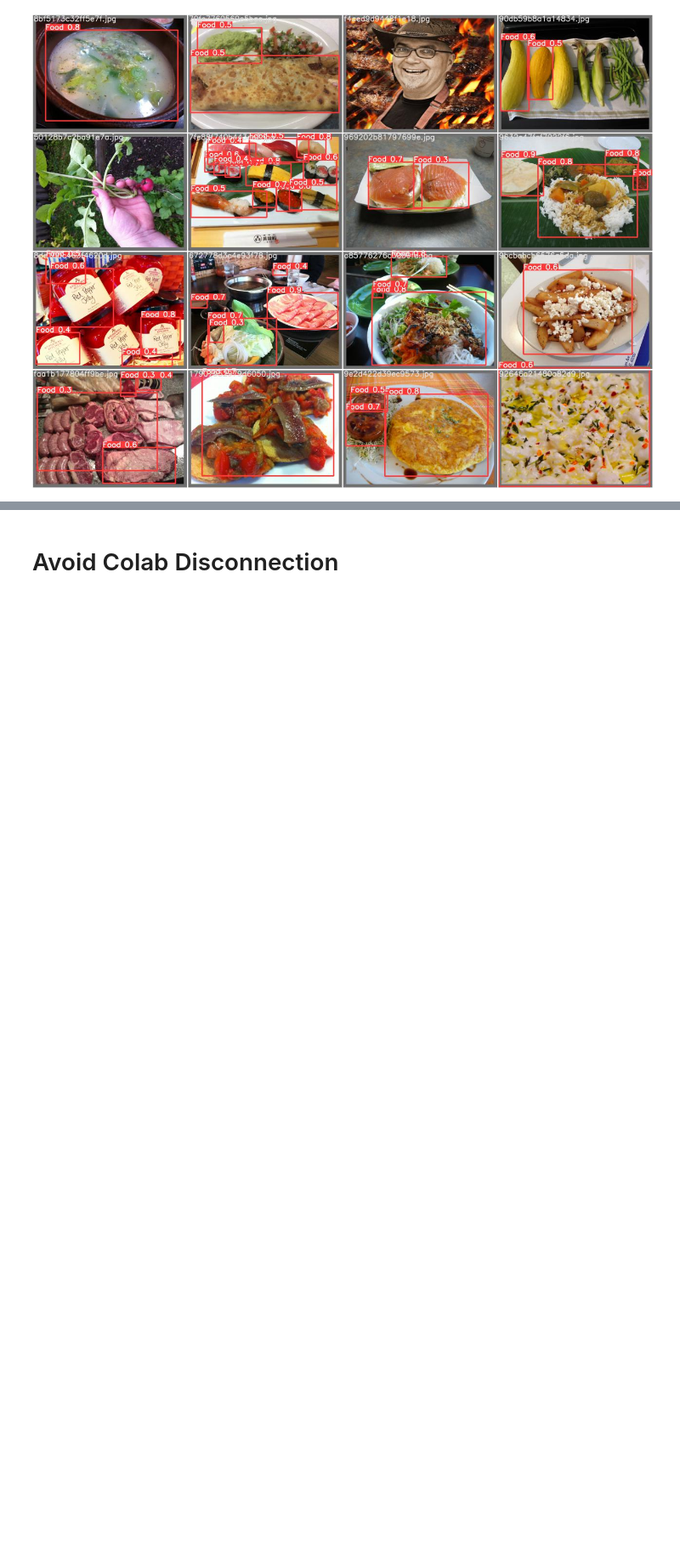
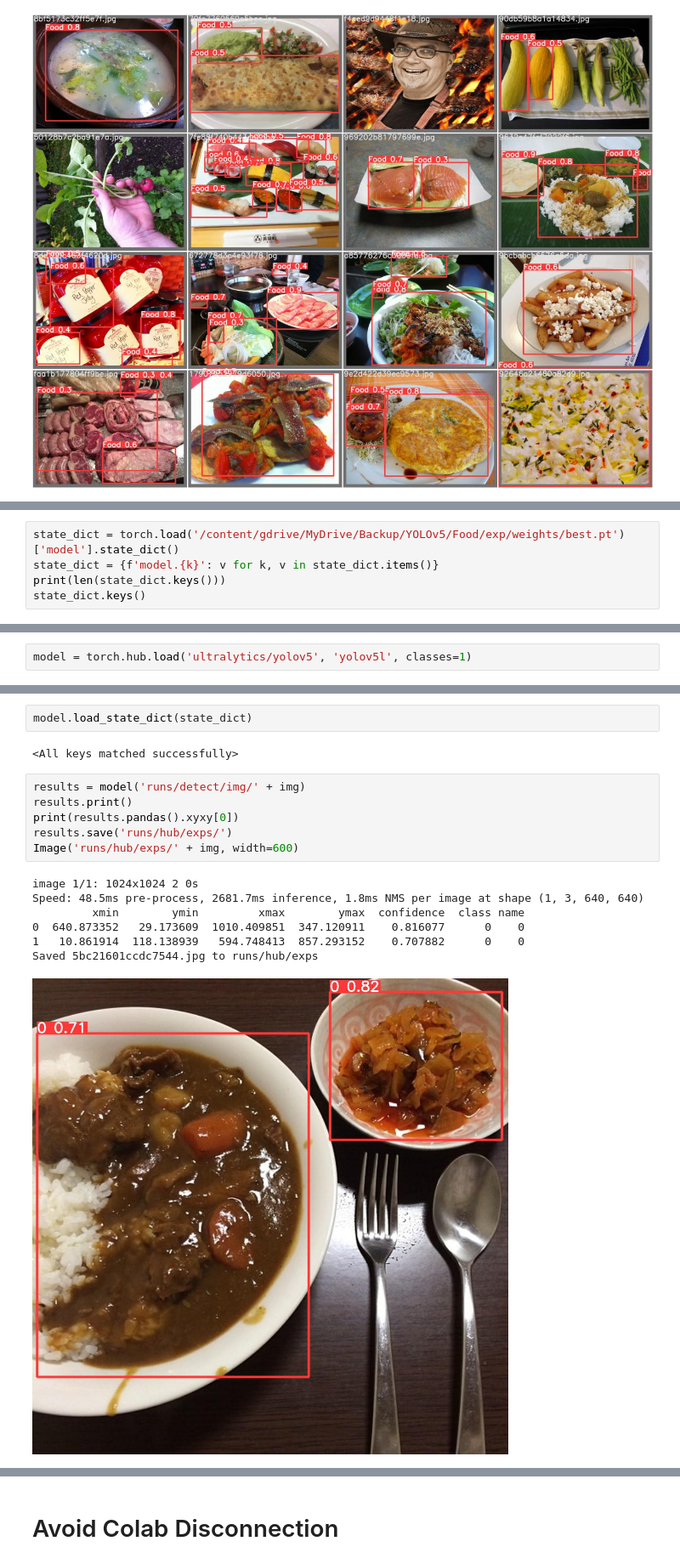
Before and after one commit to AlvinChiew/DeepLearning, a Jupyter notebook: YOLOv5_PyTorch_ObjectDetection.ipynb, the cells around one changed output, grey strips where cells are left out. Shown at 85% size. Saved outputs shown, nothing was run; the diff lists cells and outputs as text; blank space fills up the shorter version.

```diff
--- a/YOLOv5_PyTorch_ObjectDetection.ipynb
+++ b/YOLOv5_PyTorch_ObjectDetection.ipynb
@@ -155,0 +252,5 @@ PREDICTION:
+# %%
+state_dict = torch.load('/content/gdrive/MyDrive/Backup/YOLOv5/Food/exp/weights/best.pt')['model'].state_dict()
+state_dict = {f'model.{k}': v for k, v in state_dict.items()}
+print(len(state_dict.keys()))
+state_dict.keys()
@@ -155,0 +260,2 @@ PREDICTION:
+# %%
+model = torch.hub.load('ultralytics/yolov5', 'yolov5l', classes=1)
@@ -155,0 +303,18 @@ PREDICTION:
+# %%
+model.load_state_dict(state_dict)
+# %% [output]
+<All keys matched successfully>
+# %%
+results = model('runs/detect/img/' + img)
+results.print()
+print(results.pandas().xyxy[0])
+results.save('runs/hub/exps/')
+Image('runs/hub/exps/' + img, width=600)
+# %% [output]
+image 1/1: 1024x1024 2 0s
+Speed: 48.5ms pre-process, 2681.7ms inference, 1.8ms NMS per image at shape (1, 3, 640, 640)
+         xmin        ymin         xmax        ymax  confidence  class name
+0  640.873352   29.173609  1010.409851  347.120911    0.816077      0    0
+1   10.861914  118.138939   594.748413  857.293152    0.707882      0    0
+Saved 5bc21601ccdc7544.jpg to runs/hub/exps
+[figure, added]
```
Also changed, not shown: parts of 26 cells of this notebook.
